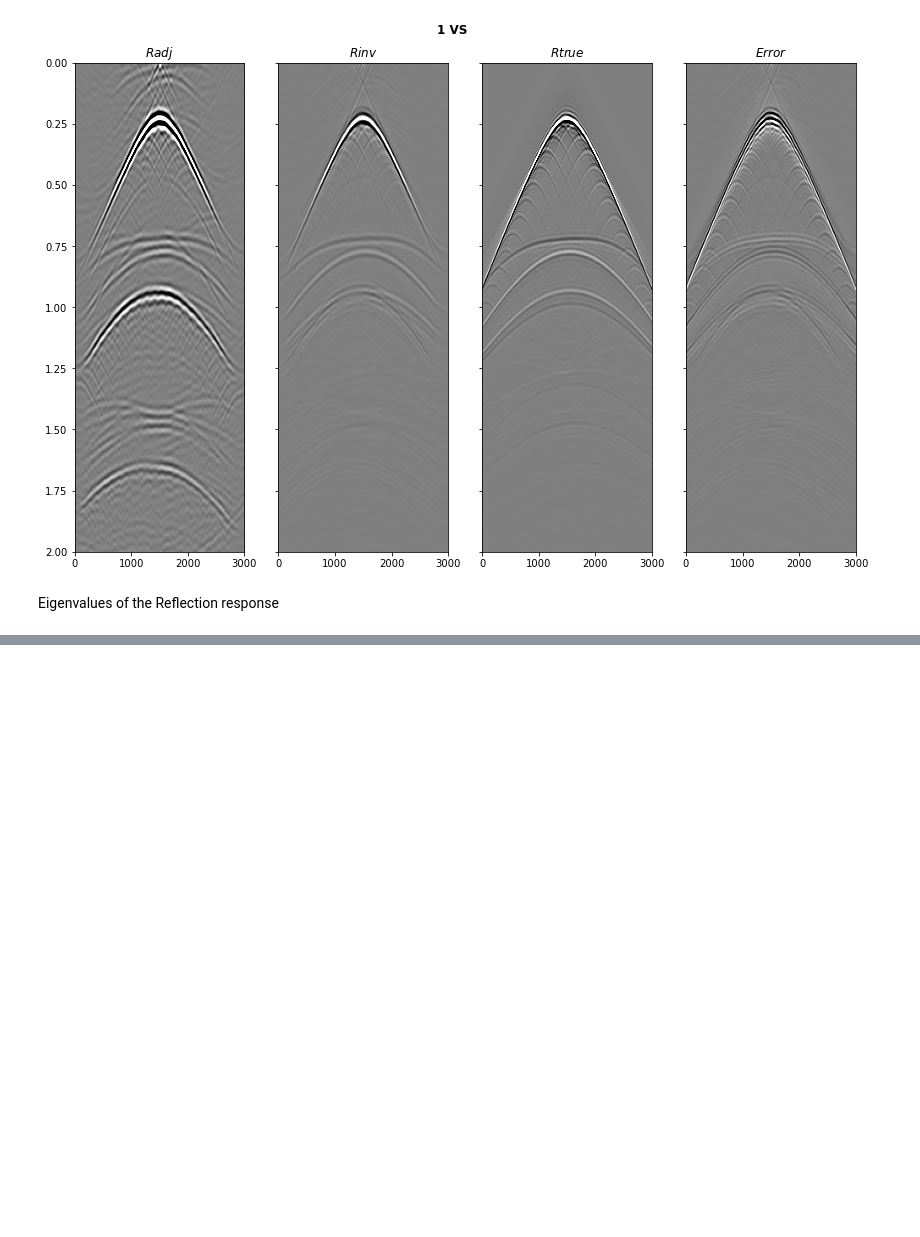
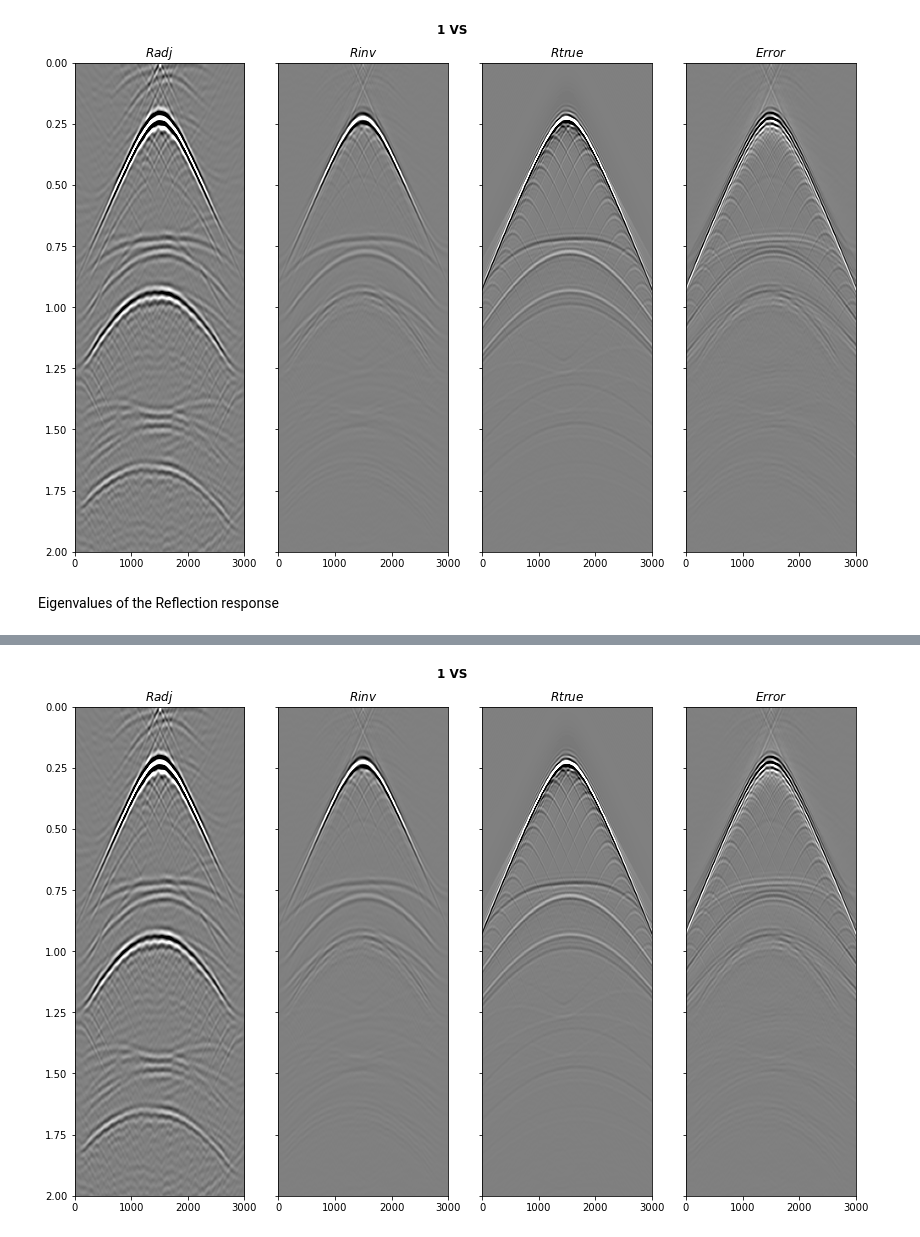
Before and after one commit to DIG-Kaust/MDD-StochasticSolvers, a Jupyter notebook: WavefieldSeparation-dipping_MDD_steepest_singlesource.ipynb, the cells around one changed output, grey strips where cells are left out. Drawn from its saved outputs; the diff is of its cells as text; code cells hidden in the pictures; blank space fills up the shorter version.

```diff
--- a/WavefieldSeparation-dipping_MDD_steepest_singlesource.ipynb
+++ b/WavefieldSeparation-dipping_MDD_steepest_singlesource.ipynb
@@ -344,0 +350,37 @@ array([0.00013012, 0.00013013, 0.00011033, 0.00011674, 0.00010781,
+# %%
+# fixed stepsize inversion
+alphamax = 1.9 / np.real(eigmax[0])
+m0 = np.zeros((ntpad, nr)).ravel()
+Rinv, Rinv_res, alphaana = steepest_descent(MDCop.H @ MDCop, MDCop.H @ pup[:, :, nr//2].T.ravel(),
+                                            niter=niter, m0=m0, a=alphamax, tol=1e-3, savemhist=False)
+Rinv = np.real(Rinv).reshape(ntpad, nr).T
+
+pupinv = MDCop * Rinv.ravel()
+pupinv = pupinv.reshape(ntpad, ns)
+# %%
+fig, axs = plt.subplots(1, 4, sharey=True, figsize=(14,9))
+fig.suptitle('1 VS', fontweight='bold', y=0.94)
+axs[0].imshow(Radj.T, cmap='gray',
+              vmin=-0.2*np.abs(Radj).max(), vmax=0.2*np.abs(Radj).max(),
+              extent = (r[0, 0], r[0,-1], t[-1], t[0]))
+axs[0].set_title(r'$Radj$')
+axs[0].axis('tight')
+axs[1].imshow(Rinv.T, cmap='gray',
+              vmin=-0.2*np.abs(R).max(), vmax=0.2*np.abs(R).max(),
+              extent = (r[0, 0], r[0,-1], t[-1], t[0]))
+axs[1].set_title(r'$Rinv$')
+axs[1].axis('tight')
+axs[2].imshow(R, cmap='gray',
+              vmin=-0.2*np.abs(R).max(), vmax=0.2*np.abs(R).max(),
+              extent = (r[0, 0], r[0,-1], t[-1], t[0]))
+axs[2].set_title(r'$Rtrue$')
+axs[2].axis('tight')
+axs[2].set_ylim(2, -2)
+axs[3].imshow(Rinv.T-R, cmap='gray',
+              vmin=-0.2*np.abs(R).max(), vmax=0.2*np.abs(R).max(),
+              extent = (r[0, 0], r[0,-1], t[-1], t[0]))
+axs[3].set_title(r'$Error$')
+axs[3].axis('tight')
+axs[3].set_ylim(2, 0);
+# %% [output]
+[figure, added]
```
Also changed, not shown: parts of 5 cells of this notebook.
